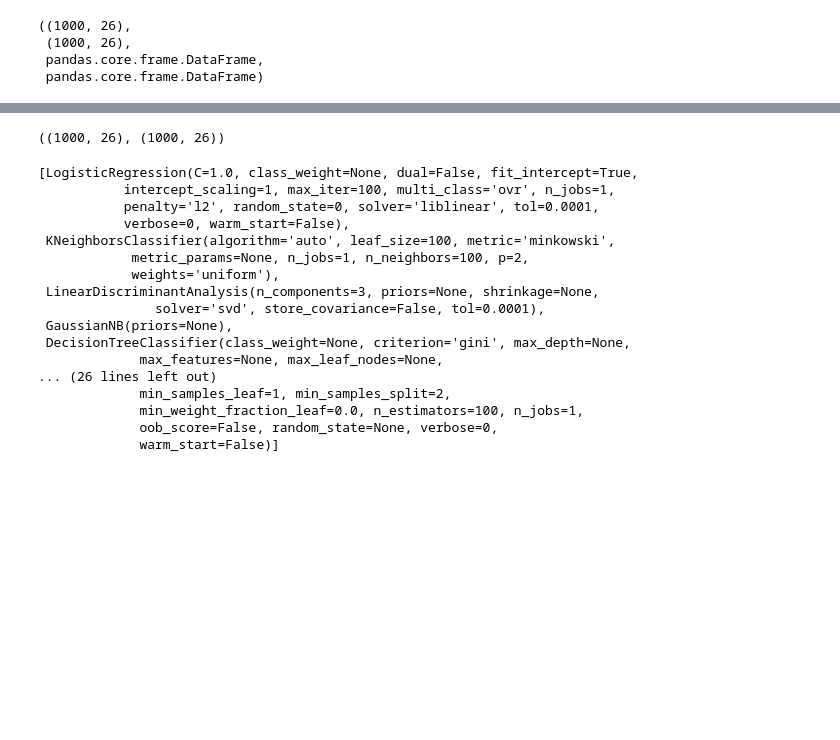
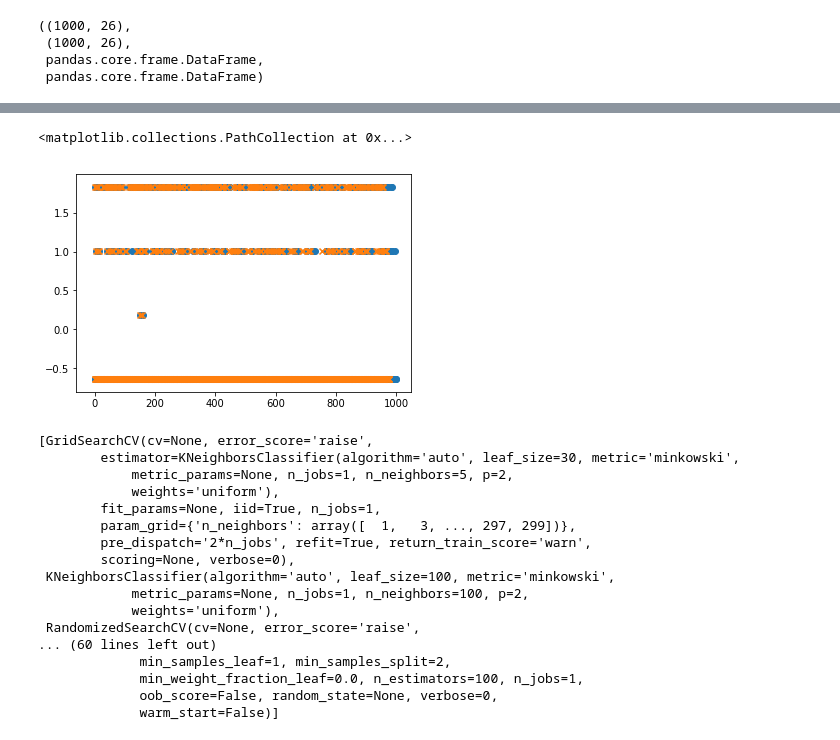
Before and after one commit to kvm108/avazu_ctr, a Jupyter notebook: ctr.ipynb, the cells around one changed output, grey strips where cells are left out. Saved outputs shown, nothing was run; the diff lists cells and outputs as text; code cells hidden in the pictures; blank space fills up the shorter version.

```diff
--- a/ctr.ipynb
+++ b/ctr.ipynb
@@ -84,9 +145,15 @@ train.shape, test.shape, type(train), type(test)
 # %%
+plt.scatter(list(range(train.shape[0])), train['C18'][:train.shape[0]], marker='o')
+
+
 # Remove outliner
 for col in ['C18', 'C20', 'C21']:
     # keep only the ones that are within +3 to -3 standard deviations in the column col,
     train = train[np.abs(train[col] - train[col].mean()) <= (3 * train[col].std())]
 
 train.shape, test.shape
+
+plt.scatter(list(range(train.shape[0])), train['C18'][:train.shape[0]], marker='x')
 # %% [output]
-((1000, 26), (1000, 26))
+<matplotlib.collections.PathCollection at 0x...>
+[figure, added]
@@ -94,11 +166,13 @@ train.shape, test.shape
 # Define classifiers
 
 classifiers = [
+    GridSearchCV(KNeighborsClassifier(), param_knn),
+    KNeighborsClassifier(n_neighbors=100, weights='uniform', leaf_size=100, p=2),
+    RandomizedSearchCV(KNeighborsClassifier(), param_knn),
+    GridSearchCV(SVC(probability=True), param_grid),
+    RandomizedSearchCV(SVC(probability=True), param_grid),
     LogisticRegression(random_state=0),
-#     LassoCV(),
-    KNeighborsClassifier(n_neighbors=100, weights='uniform', algorithm='auto',
-                         leaf_size=100, p=2, metric='minkowski'),
-    LinearDiscriminantAnalysis(n_components=3),
+    LinearDiscriminantAnalysis(n_components=2),
     GaussianNB(),
     DecisionTreeClassifier(),
     GradientBoostingClassifier(),
@@ -117,7 +191,8 @@ classifiers = [
 #         n_iter=10,
 #         verbose=True),
     ExtraTreesClassifier(n_estimators=100),
-    RandomForestClassifier(n_estimators=100)
+    RandomForestClassifier(n_estimators=100),
+
 
 #         TODO : https://github.com/dmlc/xgboost/issues/2334
 #         XGBClassifier(n_estimators=512, max_depth=4),
@@ -125,19 +200,19 @@ classifiers = [
 
 classifiers
 # %% [output]
-[LogisticRegression(C=1.0, class_weight=None, dual=False, fit_intercept=True,
-           intercept_scaling=1, max_iter=100, multi_class='ovr', n_jobs=1,
-           penalty='l2', random_state=0, solver='liblinear', tol=0.0001,
-           verbose=0, warm_start=False),
+[GridSearchCV(cv=None, error_score='raise',
+        estimator=KNeighborsClassifier(algorithm='auto', leaf_size=30, metric='minkowski',
+            metric_params=None, n_jobs=1, n_neighbors=5, p=2,
+            weights='uniform'),
+        fit_params=None, iid=True, n_jobs=1,
+        param_grid={'n_neighbors': array([  1,   3, ..., 297, 299])},
+        pre_dispatch='2*n_jobs', refit=True, return_train_score='warn',
+        scoring=None, verbose=0),
  KNeighborsClassifier(algorithm='auto', leaf_size=100, metric='minkowski',
             metric_params=None, n_jobs=1, n_neighbors=100, p=2,
             weights='uniform'),
- LinearDiscriminantAnalysis(n_components=3, priors=None, shrinkage=None,
-               solver='svd', store_covariance=False, tol=0.0001),
- GaussianNB(priors=None),
- DecisionTreeClassifier(class_weight=None, criterion='gini', max_depth=None,
-             max_features=None, max_leaf_nodes=None,
-... (26 lines left out)
+ RandomizedSearchCV(cv=None, error_score='raise',
+... (60 lines left out)
              min_samples_leaf=1, min_samples_split=2,
              min_weight_fraction_leaf=0.0, n_estimators=100, n_jobs=1,
              oob_score=False, random_state=None, verbose=0,
```
Also changed, not shown: parts of 16 cells of this notebook.
